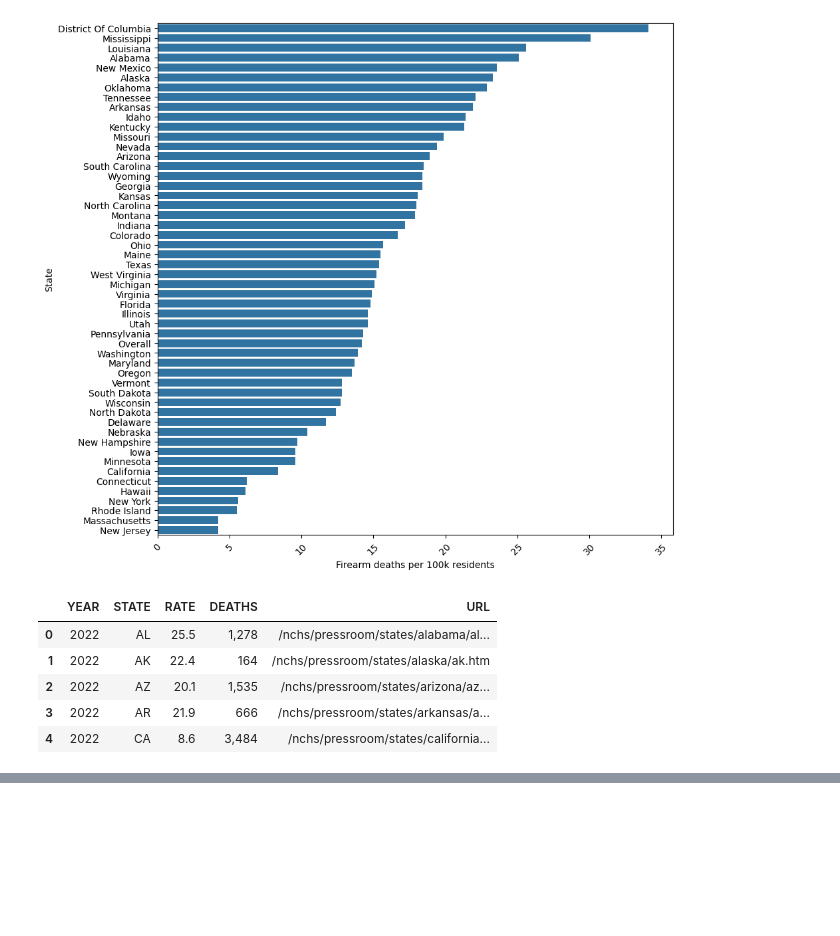
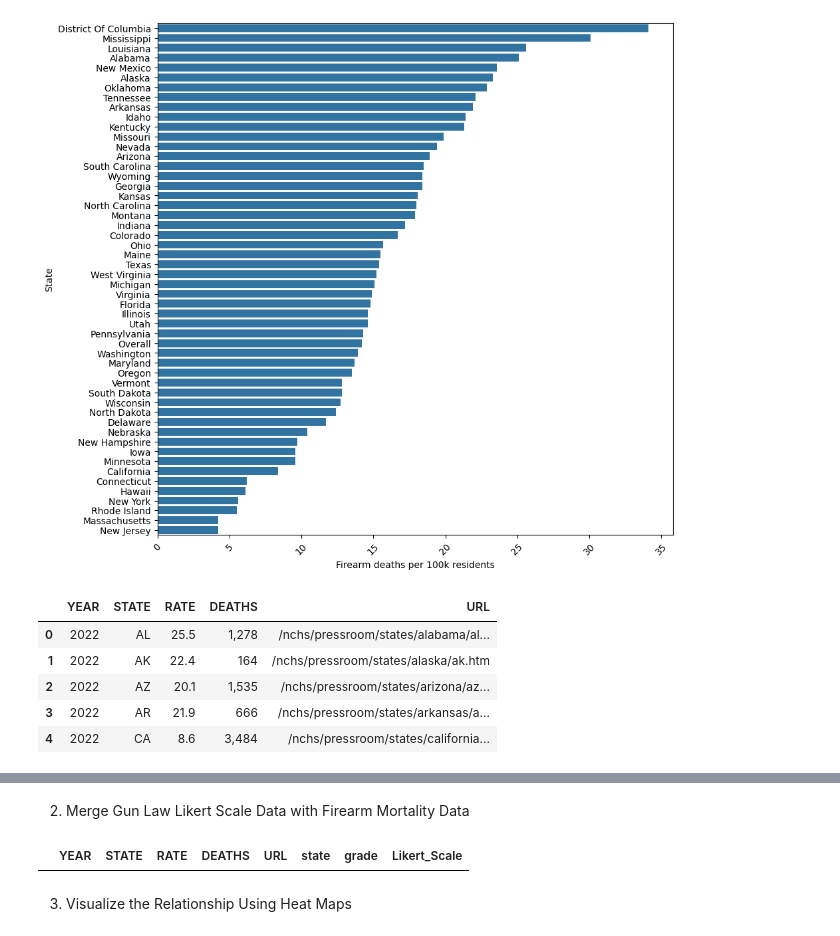
Before and after one commit to waheeb123/Final_project_data607, a Jupyter notebook: mystory3.ipynb, the cells around one changed output, grey strips where cells are left out. Cells and saved outputs as stored; diff of their text form; code cells hidden in the pictures; blank space fills up the shorter version.

```diff
--- a/mystory3.ipynb
+++ b/mystory3.ipynb
@@ -110,0 +136,12 @@ df_firearm_mortality.head()
+# %% [markdown]
+2. Merge Gun Law Likert Scale Data with Firearm Mortality Data
+# %%
+# Merge the firearm mortality data with the Likert scale data
+df_combined = pd.merge(df_firearm_mortality, df_gun_law, left_on='STATE', right_on='state', how='inner')
+
+# Preview the combined DataFrame
+df_combined.head()
+# %% [output]
+|  | YEAR | STATE | RATE | DEATHS | URL | state | grade | Likert_Scale |
+# %% [markdown]
+3. Visualize the Relationship Using Heat Maps
```
Also changed, not shown: parts of 2 cells of this notebook.
